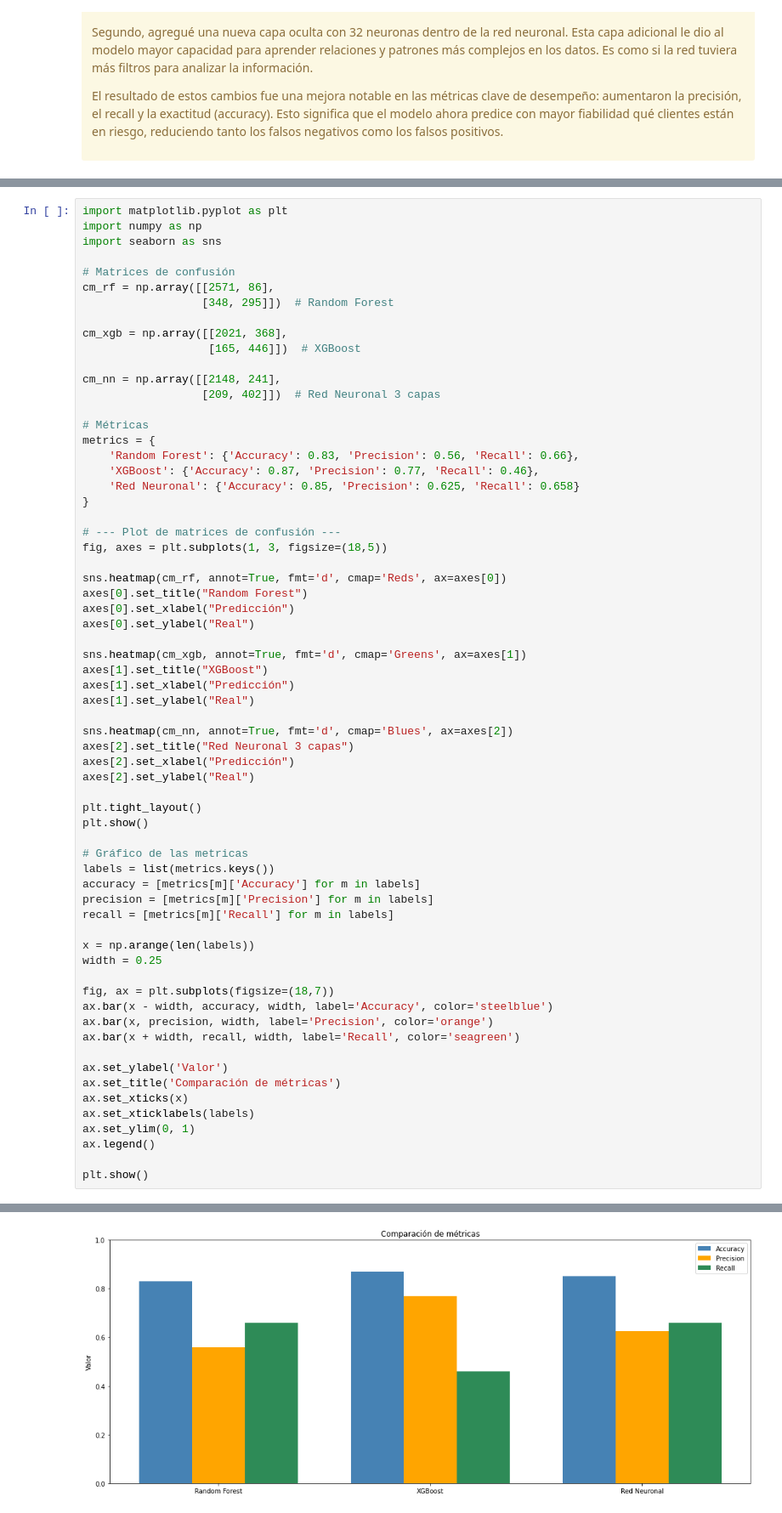
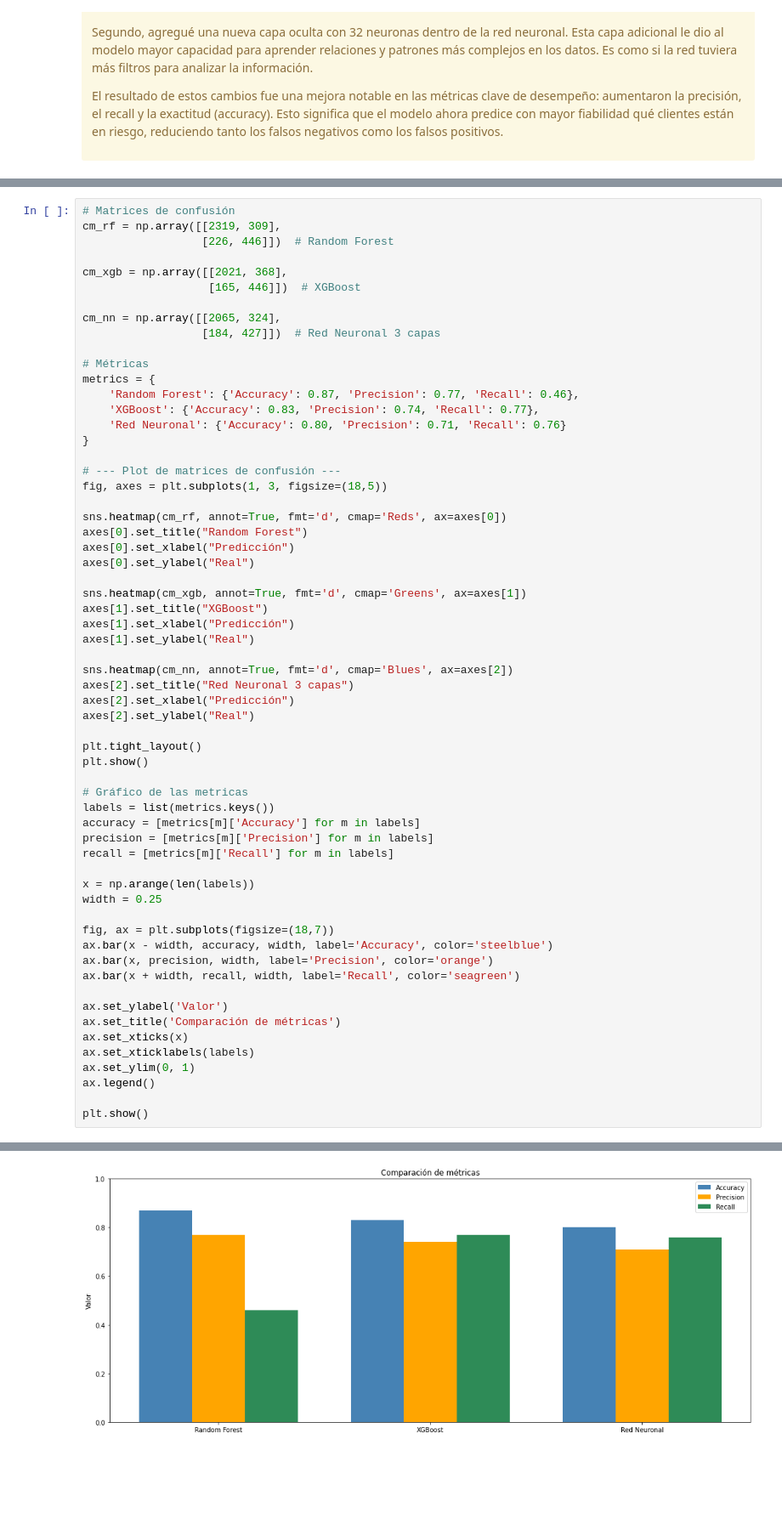
Before and after one commit to NestorDiazDataSC/Analisis_de_Datos, a Jupyter notebook: Abandono_clientes_bancarios/Abandonoclientesbancarios.ipynb, the cells around one changed output, grey strips where cells are left out. Shown at 85% size. Cells and saved outputs as stored; diff of their text form; blank space fills up the shorter version.

```diff
--- a/Abandono_clientes_bancarios/Abandonoclientesbancarios.ipynb
+++ b/Abandono_clientes_bancarios/Abandonoclientesbancarios.ipynb
@@ -669,23 +779,19 @@ El resultado de estos cambios fue una mejora notable en las métricas clave de d
 # %%
-import matplotlib.pyplot as plt
-import numpy as np
-import seaborn as sns
-
 # Matrices de confusión
-cm_rf = np.array([[2571, 86],
-                  [348, 295]])  # Random Forest
+cm_rf = np.array([[2319, 309],
+                  [226, 446]])  # Random Forest
 
 cm_xgb = np.array([[2021, 368],
                    [165, 446]])  # XGBoost
 
-cm_nn = np.array([[2148, 241],
-                  [209, 402]])  # Red Neuronal 3 capas
+cm_nn = np.array([[2065, 324],
+                  [184, 427]])  # Red Neuronal 3 capas
 
 # Métricas
 metrics = {
-    'Random Forest': {'Accuracy': 0.83, 'Precision': 0.56, 'Recall': 0.66},
-    'XGBoost': {'Accuracy': 0.87, 'Precision': 0.77, 'Recall': 0.46},
-    'Red Neuronal': {'Accuracy': 0.85, 'Precision': 0.625, 'Recall': 0.658}
+    'Random Forest': {'Accuracy': 0.87, 'Precision': 0.77, 'Recall': 0.46},
+    'XGBoost': {'Accuracy': 0.83, 'Precision': 0.74, 'Recall': 0.77},
+    'Red Neuronal': {'Accuracy': 0.80, 'Precision': 0.71, 'Recall': 0.76}
 }
 
 # --- Plot de matrices de confusión ---
@@ -736,3 +842,3 @@ plt.show()
-[figure, old version]
+[figure, new version]
 # %% [markdown]
 <div class="alert-warning">Para un problema de reducción de abandono de clientes, normalmente el objetivo principal es identificar a los clientes que van a abandonar el servicio (clase positiva, 1). Esto significa que el recall para la clase positiva suele ser más crítico que la precisión, porque perder un cliente (falso negativo) tiene mayor costo que predecir un abandono que no ocurre (falso positivo).
```
Also changed, not shown: parts of 42 cells of this notebook.
